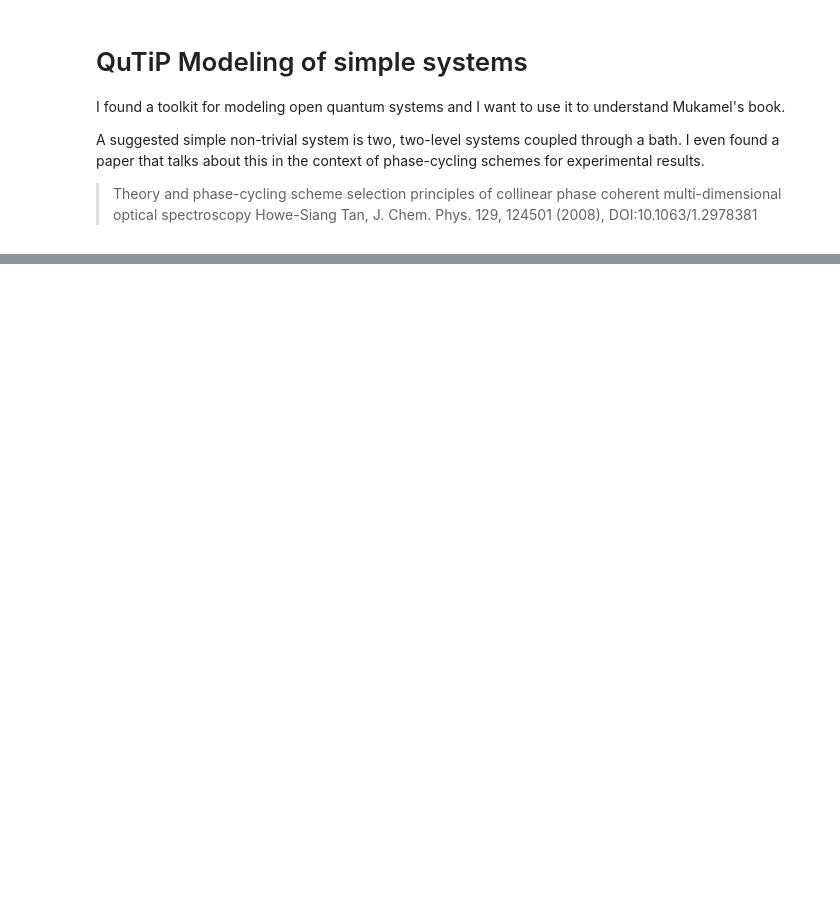
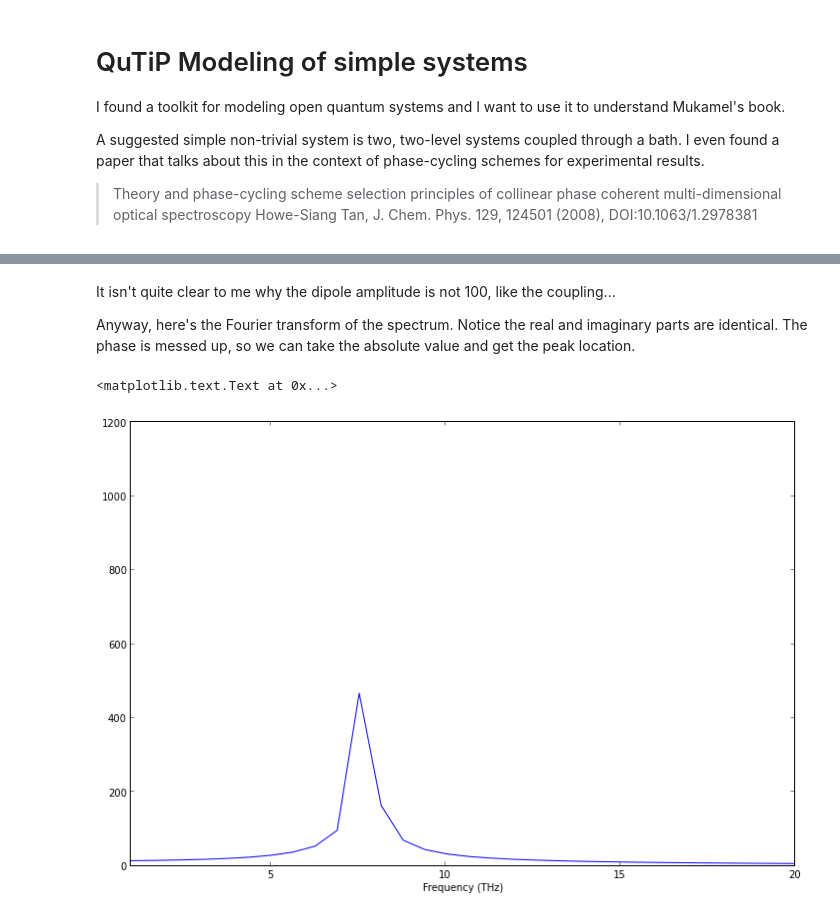
Before and after one commit to antonl/notebooks, a Jupyter notebook: Qutip Tests.ipynb, the cells around one changed output, grey strips where cells are left out. Drawn from its saved outputs; the diff is of its cells as text; code cells hidden in the pictures; blank space fills up the shorter version.

```diff
--- a/Qutip Tests.ipynb
+++ b/Qutip Tests.ipynb
@@ -52,3 +65,20 @@ V = -100*sigmax(); V
+# %% [markdown]
+It isn't quite clear to me why the dipole amplitude is not 100, like the coupling...
+
+Anyway, here's the Fourier transform of the spectrum. Notice the real and imaginary parts are identical. The phase is messed up, so we can take the absolute value and get the peak location.
+# %%
+# This factor of 2*pi comes from FFT
+freq = q.Quantity(fftshift(fftfreq(len(res.times), dt)), 'THz')*(2*pi)
+ki = fftshift(fft.fft(res.expect[0]))
+plot(freq, abs(ki))
+#plot(freq, imag(ki))
+#plot(fftshift(fftfreq(len(res.times), dt)), fftshift(imag(fft.fft(res.expect[0]))))
+xlim([1, 20])
+xlabel('Frequency (THz)')
+#ylim([-0.5, 0.5])
+# %% [output]
+<matplotlib.text.Text at 0x...>
+[figure, added]
 # %%
 (Hs + V).eigenenergies()
 # %% [output]
```
Also changed, not shown: parts of 22 cells of this notebook, 6 other files.
